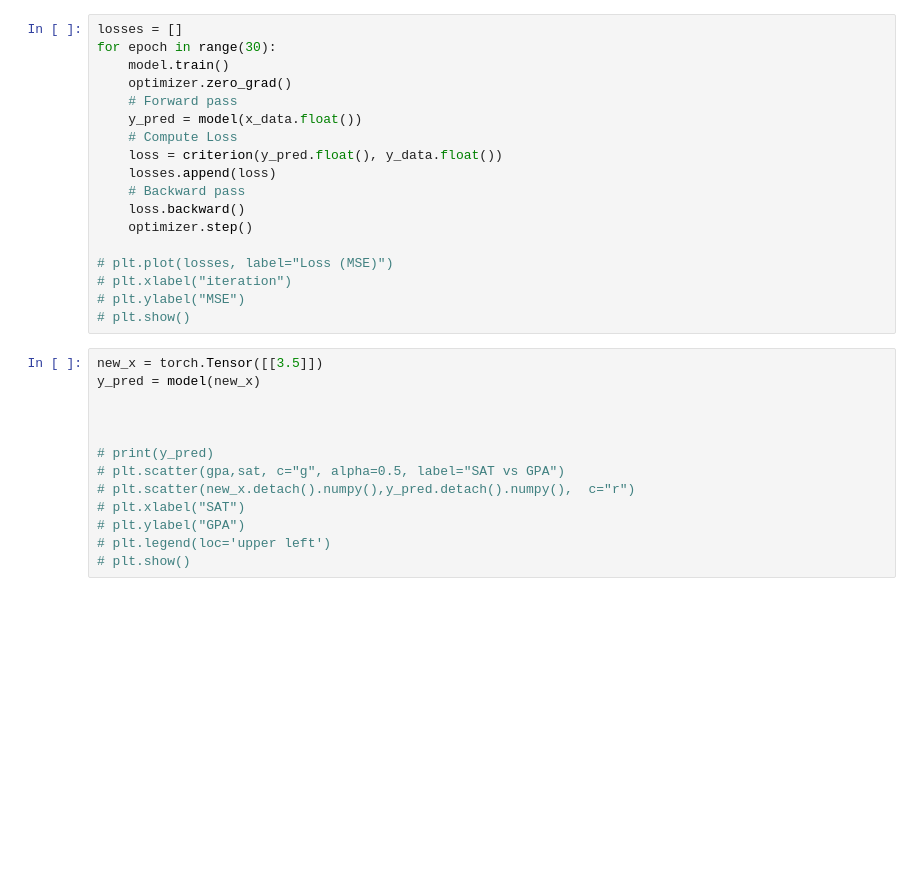
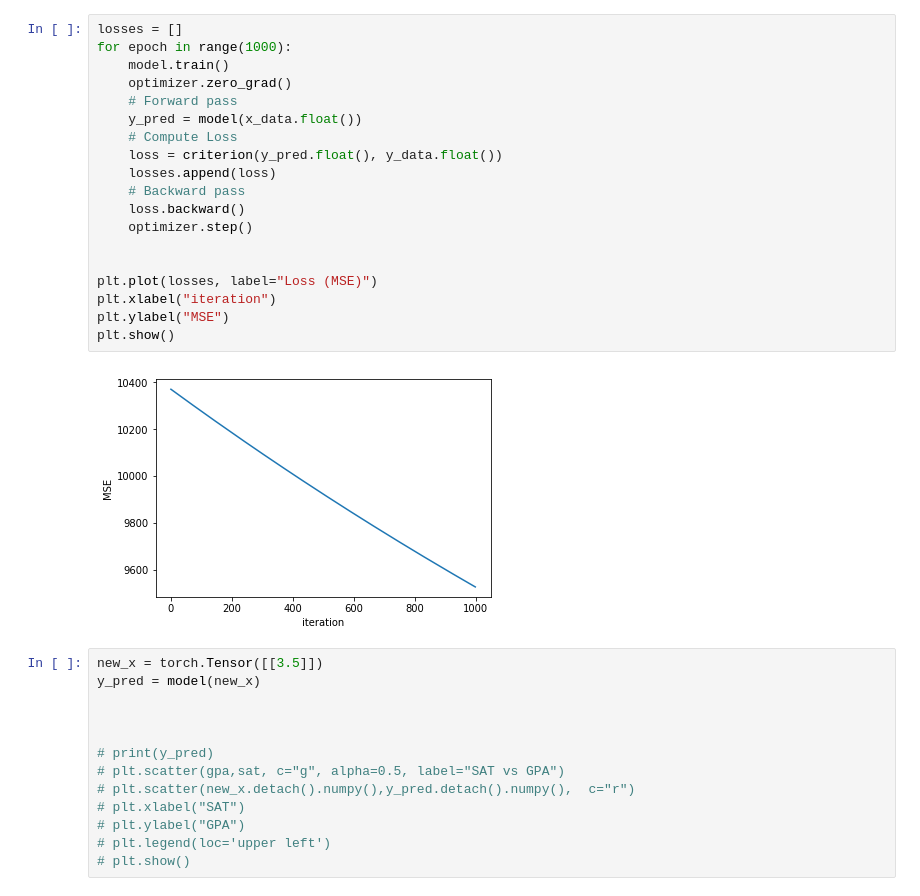
Before and after one commit to jmacnut/HWT_WorkshopMaterials, a Jupyter notebook: python/codes/V1_regression_pytorch2.ipynb, the cells around one changed output. Drawn from its saved outputs; the diff is of its cells as text; blank space fills up the shorter version.

```diff
--- a/python/codes/V1_regression_pytorch2.ipynb
+++ b/python/codes/V1_regression_pytorch2.ipynb
@@ -26,21 +31,24 @@ x_data = torch.tensor(df['GPA'].values.reshape(-1,1))
 # %%
 losses = []
-for epoch in range(30):
+for epoch in range(1000):
     model.train()
     optimizer.zero_grad()
     # Forward pass
     y_pred = model(x_data.float())
     # Compute Loss
     loss = criterion(y_pred.float(), y_data.float())
     losses.append(loss)
     # Backward pass
     loss.backward()
     optimizer.step()
 
-# plt.plot(losses, label="Loss (MSE)")
-# plt.xlabel("iteration")
-# plt.ylabel("MSE")
-# plt.show()
+
+plt.plot(losses, label="Loss (MSE)")
+plt.xlabel("iteration")
+plt.ylabel("MSE")
+plt.show()
+# %% [output]
+[figure, added]
 # %%
 new_x = torch.Tensor([[3.5]])
 y_pred = model(new_x)
```
Also changed, not shown: parts of 4 cells of this notebook, 1 other file.
